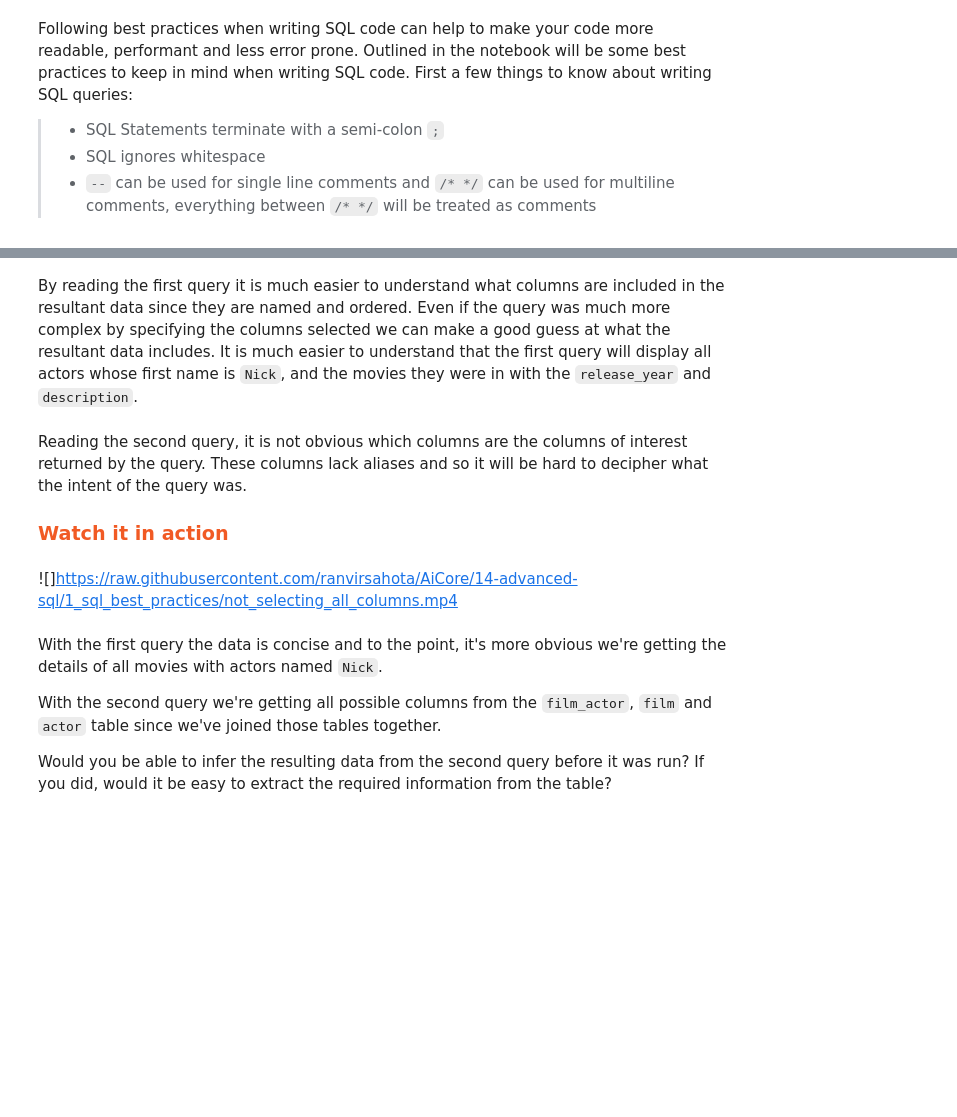
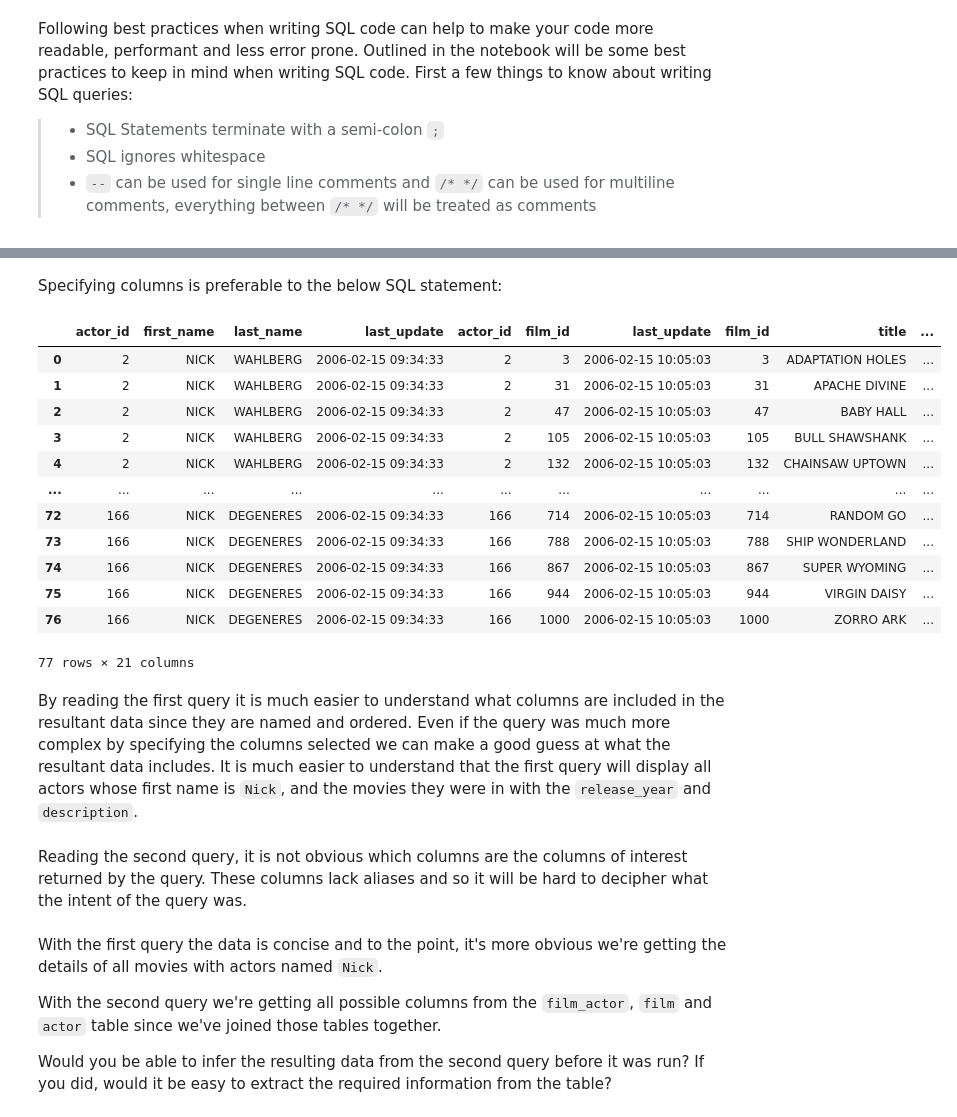
Before and after one commit to ranvirsahota/AiCore, a Jupyter notebook: 1_sql_best_practices/notebook_lesson.ipynb, the cells around one changed output, grey strips where cells are left out. Drawn from its saved outputs; the diff is of its cells as text; code cells hidden in the pictures; blank space fills up the shorter version.

```diff
--- a/1_sql_best_practices/notebook_lesson.ipynb
+++ b/1_sql_best_practices/notebook_lesson.ipynb
@@ -168,11 +197,35 @@ WHERE
+# %% [markdown]
+Specifying columns is preferable to the below SQL statement:
+# %%
+execute_query('''
+                SELECT *
+                FROM
+                    actor
+                JOIN
+                    film_actor ON actor.actor_id = film_actor.actor_id
+                JOIN
+                    film ON film_actor.film_id = film.film_id
+                WHERE
+                    first_name = 'NICK';
+            ''')
+# %% [output]
+|  | actor_id | first_name | last_name | last_update | actor_id | film_id | last_update | film_id | title | ... |
+| 0 | 2 | NICK | WAHLBERG | 2006-02-15 09:34:33 | 2 | 3 | 2006-02-15 10:05:03 | 3 | ADAPTATION HOLES | ... |
+| 1 | 2 | NICK | WAHLBERG | 2006-02-15 09:34:33 | 2 | 31 | 2006-02-15 10:05:03 | 31 | APACHE DIVINE | ... |
+| 2 | 2 | NICK | WAHLBERG | 2006-02-15 09:34:33 | 2 | 47 | 2006-02-15 10:05:03 | 47 | BABY HALL | ... |
+| 3 | 2 | NICK | WAHLBERG | 2006-02-15 09:34:33 | 2 | 105 | 2006-02-15 10:05:03 | 105 | BULL SHAWSHANK | ... |
+| 4 | 2 | NICK | WAHLBERG | 2006-02-15 09:34:33 | 2 | 132 | 2006-02-15 10:05:03 | 132 | CHAINSAW UPTOWN | ... |
+| ... | ... | ... | ... | ... | ... | ... | ... | ... | ... | ... |
+| 72 | 166 | NICK | DEGENERES | 2006-02-15 09:34:33 | 166 | 714 | 2006-02-15 10:05:03 | 714 | RANDOM GO | ... |
+| 73 | 166 | NICK | DEGENERES | 2006-02-15 09:34:33 | 166 | 788 | 2006-02-15 10:05:03 | 788 | SHIP WONDERLAND | ... |
+| 74 | 166 | NICK | DEGENERES | 2006-02-15 09:34:33 | 166 | 867 | 2006-02-15 10:05:03 | 867 | SUPER WYOMING | ... |
+| 75 | 166 | NICK | DEGENERES | 2006-02-15 09:34:33 | 166 | 944 | 2006-02-15 10:05:03 | 944 | VIRGIN DAISY | ... |
+| 76 | 166 | NICK | DEGENERES | 2006-02-15 09:34:33 | 166 | 1000 | 2006-02-15 10:05:03 | 1000 | ZORRO ARK | ... |
+77 rows × 21 columns
 # %% [markdown]
 By reading the first query it is much easier to understand what columns are included in the resultant data since they are named and ordered. Even if the query was much more complex by specifying the columns selected we can make a good guess at what the resultant data includes. It is much easier to understand that the first query will display all actors whose first name is `Nick`, and the movies they were in with the `release_year` and `description`.
 # %% [markdown]
 Reading the second query, it is not obvious which columns are the columns of interest returned by the query. These columns lack aliases and so it will be hard to decipher what the intent of the query was.
-
-<h3 style="color: rgb(241, 90, 36)">Watch it in action</h3>
-# %% [markdown]
-![]https://raw.githubusercontent.com/ranvirsahota/AiCore/14-advanced-sql/1_sql_best_practices/not_selecting_all_columns.mp4
 # %% [markdown]
 With the first query the data is concise and to the point, it's more obvious we're getting the details of all movies with actors named `Nick`.
 
```
Also changed, not shown: parts of 16 cells of this notebook.
